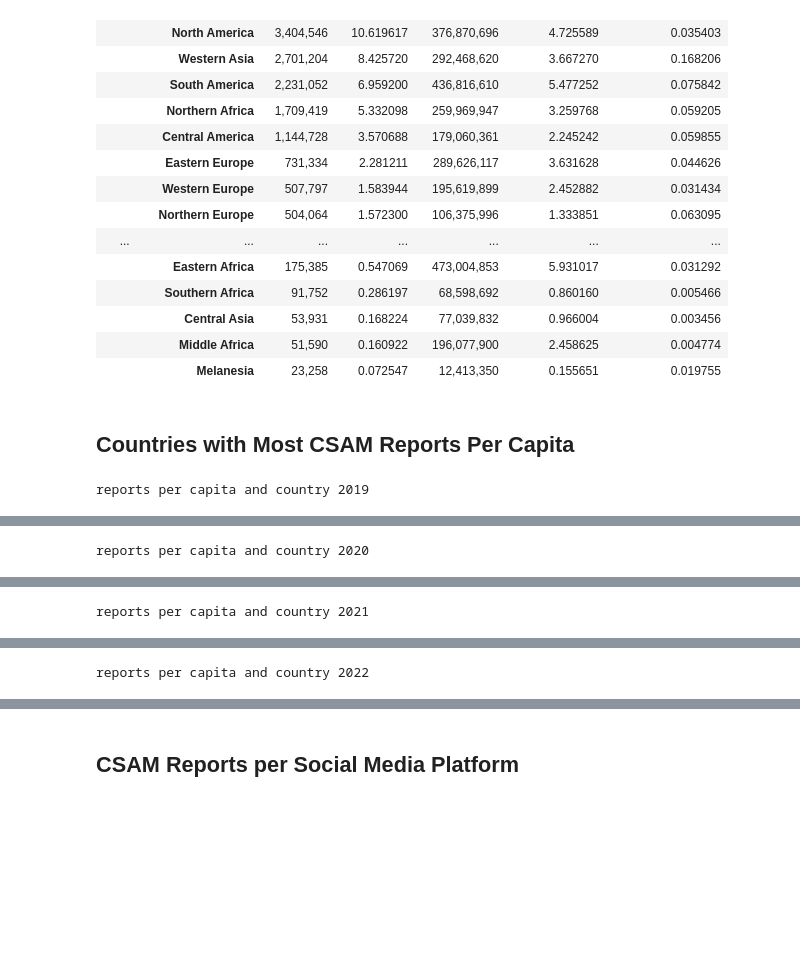
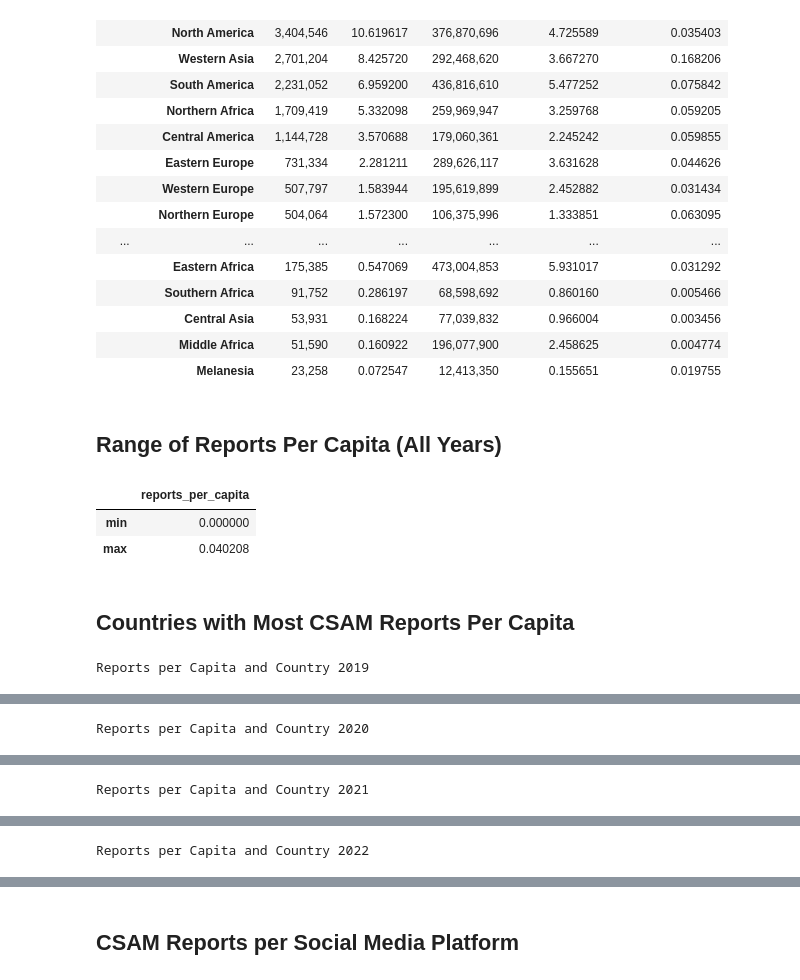
Before and after one commit to apparebit/diaphanous, a Jupyter notebook: analysis.ipynb, the cells around one changed output, grey strips where cells are left out. Saved outputs shown, nothing was run; the diff lists cells and outputs as text; code cells hidden in the pictures; blank space fills up the shorter version.

```diff
--- a/analysis.ipynb
+++ b/analysis.ipynb
@@ -166,14 +167,24 @@ Regions with most CSAM Reports 2022
 |  | Middle Africa | 51,590 | 0.160922 | 196,077,900 | 2.458625 | 0.004774 |
 |  | Melanesia | 23,258 | 0.072547 | 12,413,350 | 0.155651 | 0.019755 |
 # %%
+show_html(h2='Range of Reports Per Capita (All Years)')
+
+rpc_range = country_data.reports_per_capita.agg({'reports_per_capita': ['min', 'max']})
+show_table(rpc_range)
+
+
 show_html(h2='Countries with Most CSAM Reports Per Capita')
 
-for year, group in reports_per_capita_country_year(country_data):
+for year, year_data in reports_per_capita_country_year(country_data):
     show_table(
-        group.head(20),
-        title=f'reports per capita and country {year}',
+        year_data.head(20),
+        title=f'Reports per Capita and Country {year}',
         highlights='reports_per_capita',
     )
 # %% [output]
-Countries with Most CSAM Reports Per Capita
+Range of Reports Per Capita (All Years)
+|  | reports_per_capita |
+| min | 0.000000 |
+| max | 0.040208 |
+Countries with Most CSAM Reports Per Capita
-reports per capita and country 2019
+Reports per Capita and Country 2019
@@ -198 +209 @@ reports per capita and country 2019
-reports per capita and country 2020
+Reports per Capita and Country 2020
@@ -217 +228 @@ reports per capita and country 2020
-reports per capita and country 2021
+Reports per Capita and Country 2021
@@ -236 +247 @@ reports per capita and country 2021
-reports per capita and country 2022
+Reports per Capita and Country 2022
```
Also changed, not shown: parts of 4 cells of this notebook.
